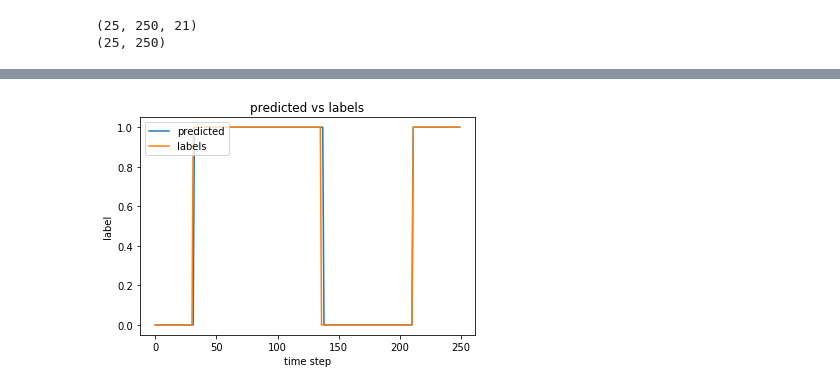
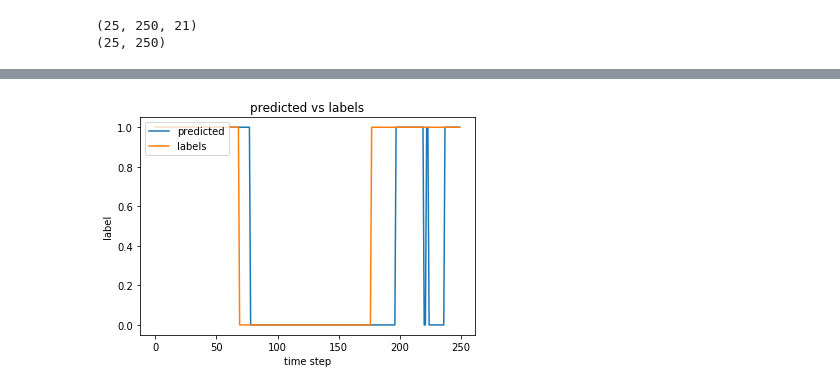
Before and after one commit to UoA-eResearch/leapmotion_gestures, a Jupyter notebook: exploration-many2many.ipynb, the cells around one changed output, grey strips where cells are left out. Cells and saved outputs as stored; diff of their text form; code cells hidden in the pictures.

```diff
--- a/exploration-many2many.ipynb
+++ b/exploration-many2many.ipynb
@@ -106,5 +101,6 @@ plt_metric(history, 'accuracy')
-# %%
-# plot truth vs labels
-plt_pred(y1[0], pred)
-# %% [output]
-[figure, removed]
+# %%
+# plot predictions on the unseen example
+pred = model.predict(np.array([X1[-1]]))
+plt_pred(y1[-1], pred)
+# %% [output]
+[figure, added]
```
Also changed, not shown: parts of 10 cells of this notebook, 2 other files.
